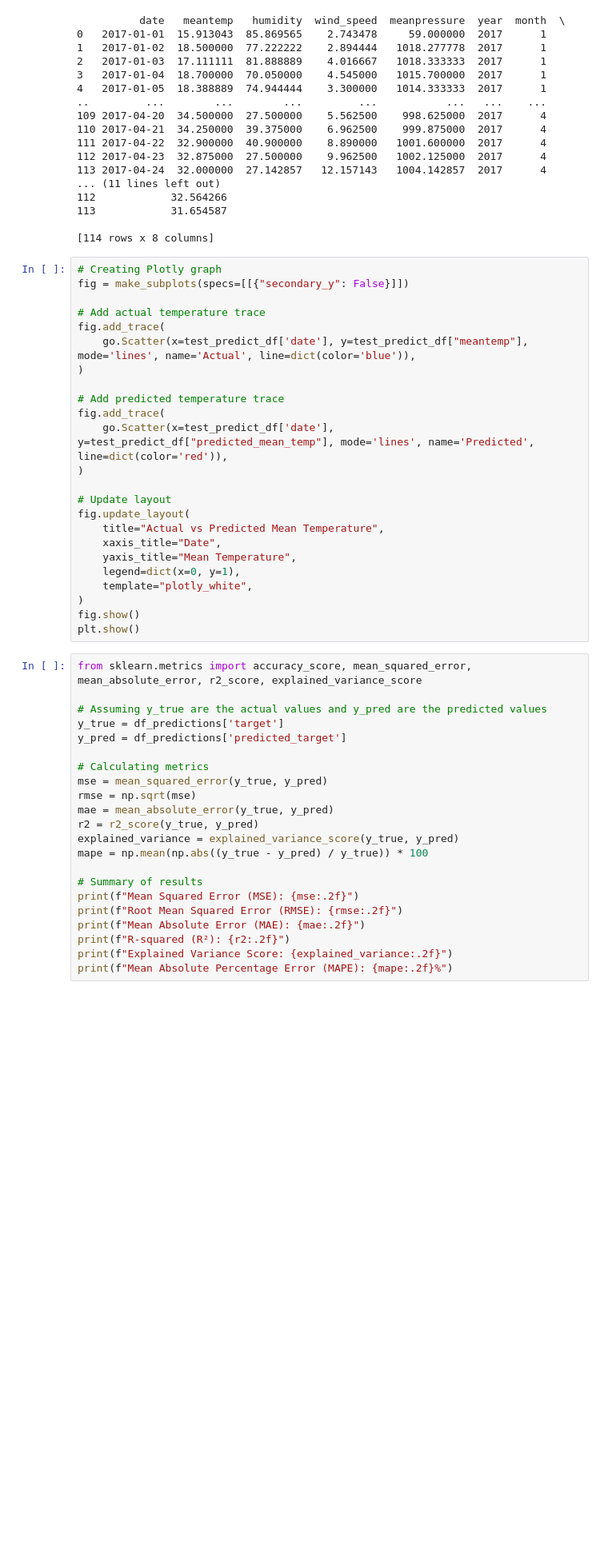
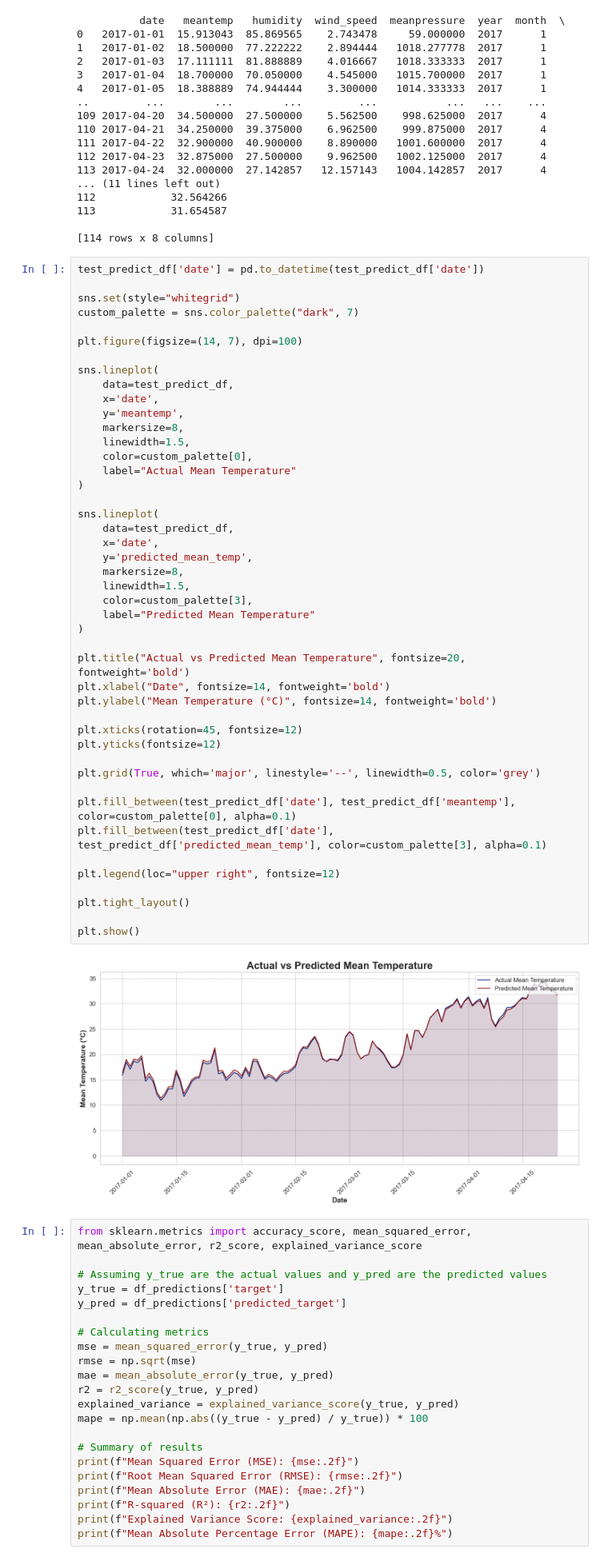
Before and after one commit to keshavkumarhembram/weather-prediction-cloud-movement, a Jupyter notebook: new_delhi_weather.ipynb, the cells around one changed output. Shown at 80% size. Saved outputs shown, nothing was run; the diff lists cells and outputs as text; blank space fills up the shorter version.

```diff
--- a/new_delhi_weather.ipynb
+++ b/new_delhi_weather.ipynb
@@ -319,30 +296,53 @@ print(test_predict_df)
 113            31.654587
 
 [114 rows x 8 columns]
-# %%
-# Creating Plotly graph
-fig = make_subplots(specs=[[{"secondary_y": False}]])
-
-# Add actual temperature trace
-fig.add_trace(
-    go.Scatter(x=test_predict_df['date'], y=test_predict_df["meantemp"], mode='lines', name='Actual', line=dict(color='blue')),
-)
-
-# Add predicted temperature trace
-fig.add_trace(
-    go.Scatter(x=test_predict_df['date'], y=test_predict_df["predicted_mean_temp"], mode='lines', name='Predicted', line=dict(color='red')),
-)
-
-# Update layout
-fig.update_layout(
-    title="Actual vs Predicted Mean Temperature",
-    xaxis_title="Date",
-    yaxis_title="Mean Temperature",
-    legend=dict(x=0, y=1),
-    template="plotly_white",
-)
-fig.show()
-plt.show()
+# %%
+test_predict_df['date'] = pd.to_datetime(test_predict_df['date'])
+
+sns.set(style="whitegrid")
+custom_palette = sns.color_palette("dark", 7)
+
+plt.figure(figsize=(14, 7), dpi=100)
+
+sns.lineplot(
+    data=test_predict_df,
+    x='date',
+    y='meantemp',
+    markersize=8,
+    linewidth=1.5,
+    color=custom_palette[0],
+    label="Actual Mean Temperature"
+)
+
+sns.lineplot(
+    data=test_predict_df,
+    x='date',
+    y='predicted_mean_temp',
+    markersize=8,
+    linewidth=1.5,
+    color=custom_palette[3],
+    label="Predicted Mean Temperature"
+)
+
+plt.title("Actual vs Predicted Mean Temperature", fontsize=20, fontweight='bold')
+plt.xlabel("Date", fontsize=14, fontweight='bold')
+plt.ylabel("Mean Temperature (°C)", fontsize=14, fontweight='bold')
+
+plt.xticks(rotation=45, fontsize=12)
+plt.yticks(fontsize=12)
+
+plt.grid(True, which='major', linestyle='--', linewidth=0.5, color='grey')
+
+plt.fill_between(test_predict_df['date'], test_predict_df['meantemp'], color=custom_palette[0], alpha=0.1)
+plt.fill_between(test_predict_df['date'], test_predict_df['predicted_mean_temp'], color=custom_palette[3], alpha=0.1)
+
+plt.legend(loc="upper right", fontsize=12)
+
+plt.tight_layout()
+
+plt.show()
+# %% [output]
+[figure, added]
 # %%
 from sklearn.metrics import accuracy_score, mean_squared_error, mean_absolute_error, r2_score, explained_variance_score
 
```
Also changed, not shown: parts of 8 cells of this notebook.
